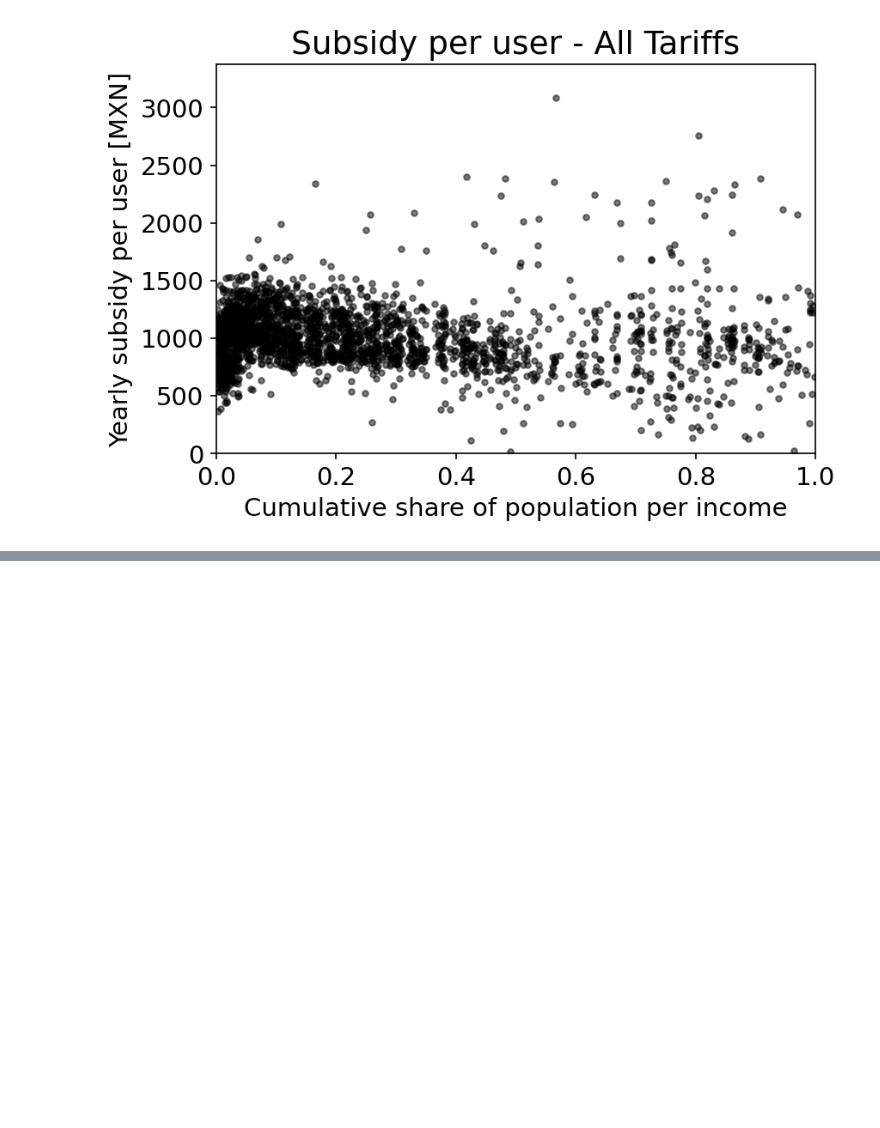
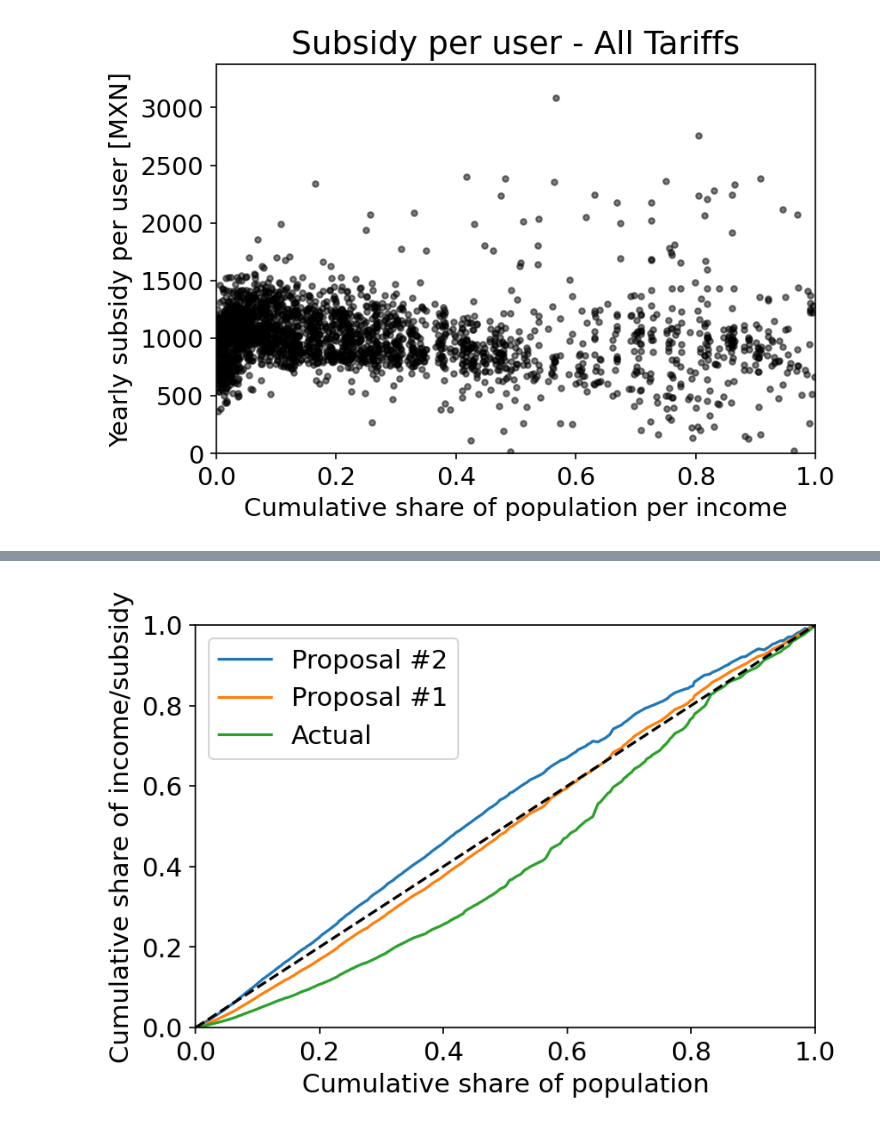
Before and after one commit to rodrigoms95/herramientas-climatico-22-1, a Jupyter notebook: code/Proyecto/Jupyter/Lorenz_Propuesto_2.ipynb, the cells around one changed output, grey strips where cells are left out. Saved outputs shown, nothing was run; the diff lists cells and outputs as text; code cells hidden in the pictures; blank space fills up the shorter version.

```diff
--- a/code/Proyecto/Jupyter/Lorenz_Propuesto_2.ipynb
+++ b/code/Proyecto/Jupyter/Lorenz_Propuesto_2.ipynb
@@ -578,0 +618,10 @@ plt.savefig( path_r + f"Subsidy_proposals.png",
+# %%
+subs = pd.read_csv( path + f"CFE/Gini_2.csv", index_col = 0 )
+subs.reset_index( inplace = True, drop = True )
+for i in [1, 0]:
+    sub_i = pd.read_csv(
+        path + f"CFE/Gini_{i}.csv", index_col = 0 )
+    sub_i.reset_index( inplace = True, drop = True )
+    subs = pd.concat( [ subs, sub_i ], axis = 1 )
+subs.columns = ["Cum_Pop", 1, 2, 3]
+subs
@@ -578,0 +642,36 @@ plt.savefig( path_r + f"Subsidy_proposals.png",
+# %%
+# Subsidio acumulado.
+
+pago_decil = []
+
+subs = pd.read_csv( path + f"CFE/Gini_2.csv", index_col = 0 )
+subs.reset_index( inplace = True, drop = True )
+
+for i in [1, 0]:
+    sub_i = pd.read_csv(
+        path + f"CFE/Gini_{i}.csv", index_col = 0 )
+    sub_i.reset_index( inplace = True, drop = True )
+    subs = pd.concat( [ subs, sub_i ], axis = 1 )
+
+subs.columns = ["Cum_Pop", 1, 2, 3]
+
+# Graficamos.
+plt.rcParams.update( {"font.size": 14, "figure.dpi": 150} )
+fig, ax = plt.subplots()
+
+for i in range(1, 4):
+    subs.plot("Cum_Pop", i, ax = ax)
+
+ax.plot([0, 1], [0, 1], color = "k",
+    linestyle = "dashed")
+
+ax.set_xlabel("Cumulative share of population")
+ax.set_ylabel("Cumulative share of income/subsidy")
+ax.legend( ["Proposal #2", "Proposal #1", "Actual"] )
+ax.set_xlim(0, 1)
+ax.set_ylim(0, 1)
+
+plt.savefig( path_r + f"Gini_proposals.png",
+    bbox_inches = "tight" )
+# %% [output]
+[figure, added]
```
Also changed, not shown: parts of 5 cells of this notebook.
